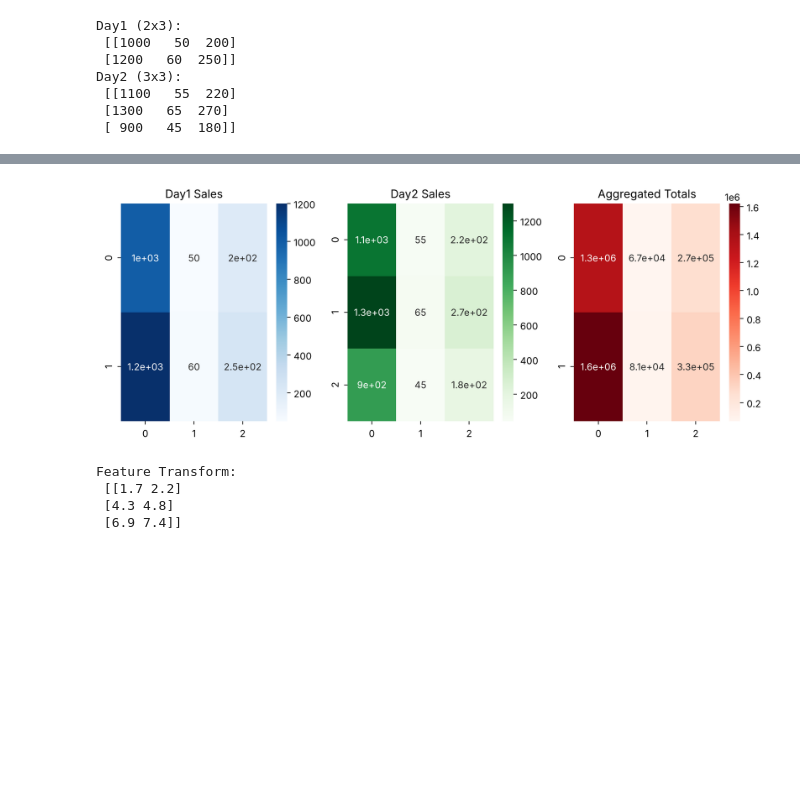
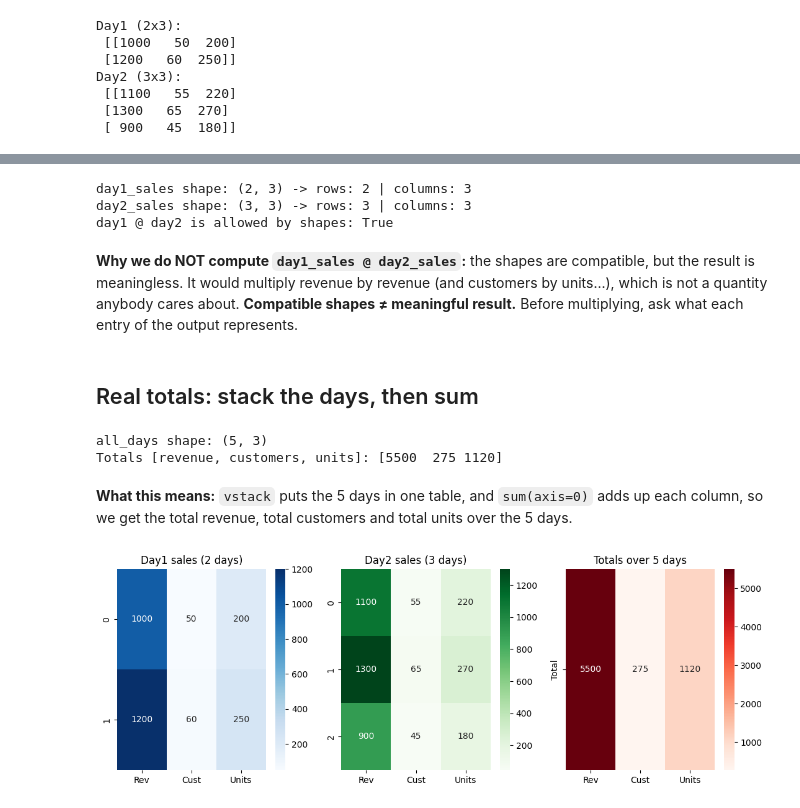
Before and after one commit to YusfAI/Data_Science_Road_Map, a Jupyter notebook: Experiments/Math/02_Matrices.ipynb, the cells around one changed output, grey strips where cells are left out. Saved outputs shown, nothing was run; the diff lists cells and outputs as text; code cells hidden in the pictures; blank space fills up the shorter version.

Commit message:
Day 1: fix scaling in Vectors, meaningful matrix products
Co-Authored-By: Claude Sonnet 5.5 <noreply@anthropic.com>

```diff
--- a/Experiments/Math/02_Matrices.ipynb
+++ b/Experiments/Math/02_Matrices.ipynb
@@ -48,25 +29,38 @@ array([[1345000,   67250,  269500],
+# %%
+# Step 2.2: Shape rules
+print("day1_sales shape:", day1_sales.shape, "-> rows:", day1_sales.shape[0], "| columns:", day1_sales.shape[1])
+print("day2_sales shape:", day2_sales.shape, "-> rows:", day2_sales.shape[0], "| columns:", day2_sales.shape[1])
+print("day1 @ day2 is allowed by shapes:", day1_sales.shape[1] == day2_sales.shape[0])
+# %% [output]
+day1_sales shape: (2, 3) -> rows: 2 | columns: 3
+day2_sales shape: (3, 3) -> rows: 3 | columns: 3
+day1 @ day2 is allowed by shapes: True
+# %% [markdown]
+**Why we do NOT compute `day1_sales @ day2_sales`:** the shapes are compatible, but the result is meaningless. It would multiply revenue by revenue (and customers by units...), which is not a quantity anybody cares about.
+**Compatible shapes ≠ meaningful result.** Before multiplying, ask what each entry of the output represents.
+# %% [markdown]
+## Real totals: stack the days, then sum
+# %%
+# Step 2.3: Stack all days into one table and total each metric
+all_days = np.vstack([day1_sales, day2_sales])   # (2x3) on top of (3x3) -> (5x3)
+totals = all_days.sum(axis=0)                    # sum down the rows -> one value per column
+
+print("all_days shape:", all_days.shape)
+print("Totals [revenue, customers, units]:", totals)
+# %% [output]
+all_days shape: (5, 3)
+Totals [revenue, customers, units]: [5500  275 1120]
+# %% [markdown]
+**What this means:** `vstack` puts the 5 days in one table, and `sum(axis=0)` adds up each column, so we get the total revenue, total customers and total units over the 5 days.
 # %%
-# Step 2.4: Visualize HEATMAP (Business dashboard style)
-
-plt.figure(figsize=(10,4))
-plt.subplot(1,3,1); sns.heatmap(day1_sales, annot=True, cmap='Blues');
-plt.title('Day1 Sales')
-plt.subplot(1,3,2); sns.heatmap(day2_sales, annot=True, cmap='Greens');
-plt.title('Day2 Sales')
-plt.subplot(1,3,3); sns.heatmap(total_sales, annot=True, cmap='Reds');
-plt.title('Aggregated Totals')
+# Step 2.4: Heatmaps (business dashboard style)
+plt.figure(figsize=(11, 4))
+plt.subplot(1, 3, 1); sns.heatmap(day1_sales, annot=True, fmt='d', cmap='Blues', xticklabels=['Rev', 'Cust', 'Units'])
+plt.title('Day1 sales (2 days)')
+plt.subplot(1, 3, 2); sns.heatmap(day2_sales, annot=True, fmt='d', cmap='Greens', xticklabels=['Rev', 'Cust', 'Units'])
+plt.title('Day2 sales (3 days)')
+plt.subplot(1, 3, 3); sns.heatmap(totals.reshape(1, -1), annot=True, fmt='d', cmap='Reds', xticklabels=['Rev', 'Cust', 'Units'], yticklabels=['Total'])
+plt.title('Totals over 5 days')
 plt.tight_layout(); plt.show()
 # %% [output]
-[figure, old version]
+[figure, new version]
-# %%
-# Step 2.5: Real DS Example - Transform features (PCA prep)
-
-features = np.array([[1, 2], [3, 4], [5, 6]])  # 3 samples x 2 features
-transform = np.array([[0.9, 0.4], [0.4, 0.9]])  # Rotation matrix
-transformed = features @ transform
-print("\nFeature Transform:\n", transformed)
-# %% [output]
-Feature Transform:
- [[1.7 2.2]
- [4.3 4.8]
- [6.9 7.4]]
```
Also changed, not shown: parts of 21 cells of this notebook, 3 other files.
